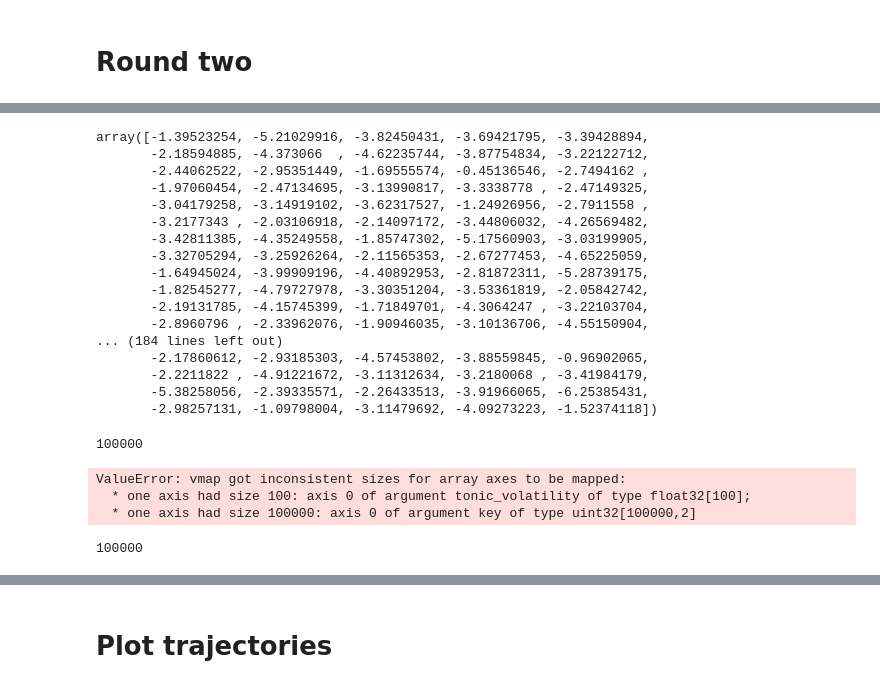
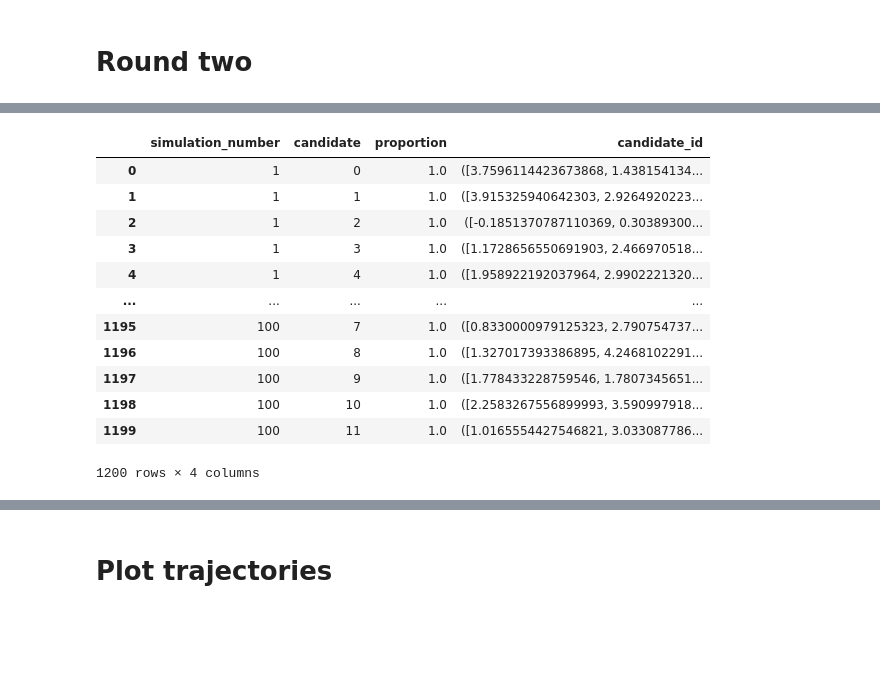
Before and after one commit to centre-for-humanities-computing/european-city-inference, a Jupyter notebook: simulation_n_agent.ipynb, the cells around one changed output, grey strips where cells are left out. Drawn from its saved outputs; the diff is of its cells as text; code cells hidden in the pictures; blank space fills up the shorter version.

```diff
--- a/simulation_n_agent.ipynb
+++ b/simulation_n_agent.ipynb
@@ -200,33 +213,10 @@ best_two_candidates
 200 rows × 4 columns
-# %%
-tonic_volatilities_chunks = np.array_split(tonic_volatilities, 100)
-tonic_volatilities_chunks[99]
-# %% [output]
-array([-1.39523254, -5.21029916, -3.82450431, -3.69421795, -3.39428894,
-       -2.18594885, -4.373066  , -4.62235744, -3.87754834, -3.22122712,
-       -2.44062522, -2.95351449, -1.69555574, -0.45136546, -2.7494162 ,
-       -1.97060454, -2.47134695, -3.13990817, -3.3338778 , -2.47149325,
-       -3.04179258, -3.14919102, -3.62317527, -1.24926956, -2.7911558 ,
-       -3.2177343 , -2.03106918, -2.14097172, -3.44806032, -4.26569482,
-       -3.42811385, -4.35249558, -1.85747302, -5.17560903, -3.03199905,
-       -3.32705294, -3.25926264, -2.11565353, -2.67277453, -4.65225059,
-       -1.64945024, -3.99909196, -4.40892953, -2.81872311, -5.28739175,
-       -1.82545277, -4.79727978, -3.30351204, -3.53361819, -2.05842742,
-       -2.19131785, -4.15745399, -1.71849701, -4.3064247 , -3.22103704,
-       -2.8960796 , -2.33962076, -1.90946035, -3.10136706, -4.55150904,
-... (184 lines left out)
-       -2.17860612, -2.93185303, -4.57453802, -3.88559845, -0.96902065,
-       -2.2211822 , -4.91221672, -3.11312634, -3.2180068 , -3.41984179,
-       -5.38258056, -2.39335571, -2.26433513, -3.91966065, -6.25385431,
-       -2.98257131, -1.09798004, -3.11479692, -4.09273223, -1.52374118])
-# %%
-≈
-# %% [output]
-100000
 # %%
+# Split tonic volatilities into chunks for second round
 tonic_volatilities_chunks = np.array_split(tonic_volatilities, 100)
-n_agents = 100
-import jax.numpy as jnp
+n_agents = 1000
+results = []  # on accumule toutes les simulations ici
+
 for simulation in range(len(simulations)):
     # take two candidates for this simulation
     best_two_candidates = simulations[simulation]
@@ -234,16 +224,17 @@ for simulation in range(len(simulations)):
     # build JAX mask (True = keep, False = mask out)
     mask = jnp.zeros(n_candidates, dtype=bool).at[best_two_candidates].set(True)
 
-    tonic_volatilities = tonic_volatilities_chunks[simulation - 1]
+    tonic_volatilities = tonic_volatilities_chunks[simulation]
 
     # Setup and vectorize the get_votes function
     get_votes_fn = Partial(
         individual_vote,
         network=network,
         candidates=candidate_list,
-        preferences_idx=preferences_idx,
+        n_preferences=n_preferences,
         input_data=input_data,
         mask=mask,
+        voting_system=voting_system
     )
     vmap_get_votes_fn = vmap(get_votes_fn)
 
@@ -254,14 +245,34 @@ for simulation in range(len(simulations)):
     # Compute votes
     votes = vmap_get_votes_fn(tonic_volatilities, keys)
 
-    # Store results in DataFrame
-    df_votes = pd.DataFrame(votes)
+    # ---- DataFrame part ----
+    # Compter votes par candidat
+    unique, counts = np.unique(np.array(votes), return_counts=True)
+    proportions = counts / n_agents
+
+    for u, p in zip(unique, proportions):
+        results.append({
+            "simulation_number": simulation + 1,   # commence à 1
+            "candidate": u,                        # index interne
+            "proportion": p,
+            "candidate_id": candidate_list[u],     # mapping vers ID réel
+        })
+
+# DataFrame final
+df_votes = pd.DataFrame(results)
-# %% [output]
-ValueError: vmap got inconsistent sizes for array axes to be mapped:
-  * one axis had size 100: axis 0 of argument tonic_volatility of type float32[100];
-  * one axis had size 100000: axis 0 of argument key of type uint32[100000,2]
 # %%
-# par tranche de 100
-tonic_volatilities_chunks = np.array_split(tonic_volatilities, 100)
+df_votes
 # %% [output]
+|  | simulation_number | candidate | proportion | candidate_id |
+| 0 | 1 | 0 | 1.0 | ([3.7596114423673868, 1.438154134... |
+| 1 | 1 | 1 | 1.0 | ([3.915325940642303, 2.9264920223... |
+| 2 | 1 | 2 | 1.0 | ([-0.1851370787110369, 0.30389300... |
+| 3 | 1 | 3 | 1.0 | ([1.1728656550691903, 2.466970518... |
+| 4 | 1 | 4 | 1.0 | ([1.958922192037964, 2.9902221320... |
+| ... | ... | ... | ... | ... |
+| 1195 | 100 | 7 | 1.0 | ([0.8330000979125323, 2.790754737... |
+| 1196 | 100 | 8 | 1.0 | ([1.327017393386895, 4.2468102291... |
+| 1197 | 100 | 9 | 1.0 | ([1.778433228759546, 1.7807345651... |
+| 1198 | 100 | 10 | 1.0 | ([2.2583267556899993, 3.590997918... |
+| 1199 | 100 | 11 | 1.0 | ([1.0165554427546821, 3.033087786... |
-100000
+1200 rows × 4 columns
```
Also changed, not shown: parts of 13 cells of this notebook, 1 other file.
